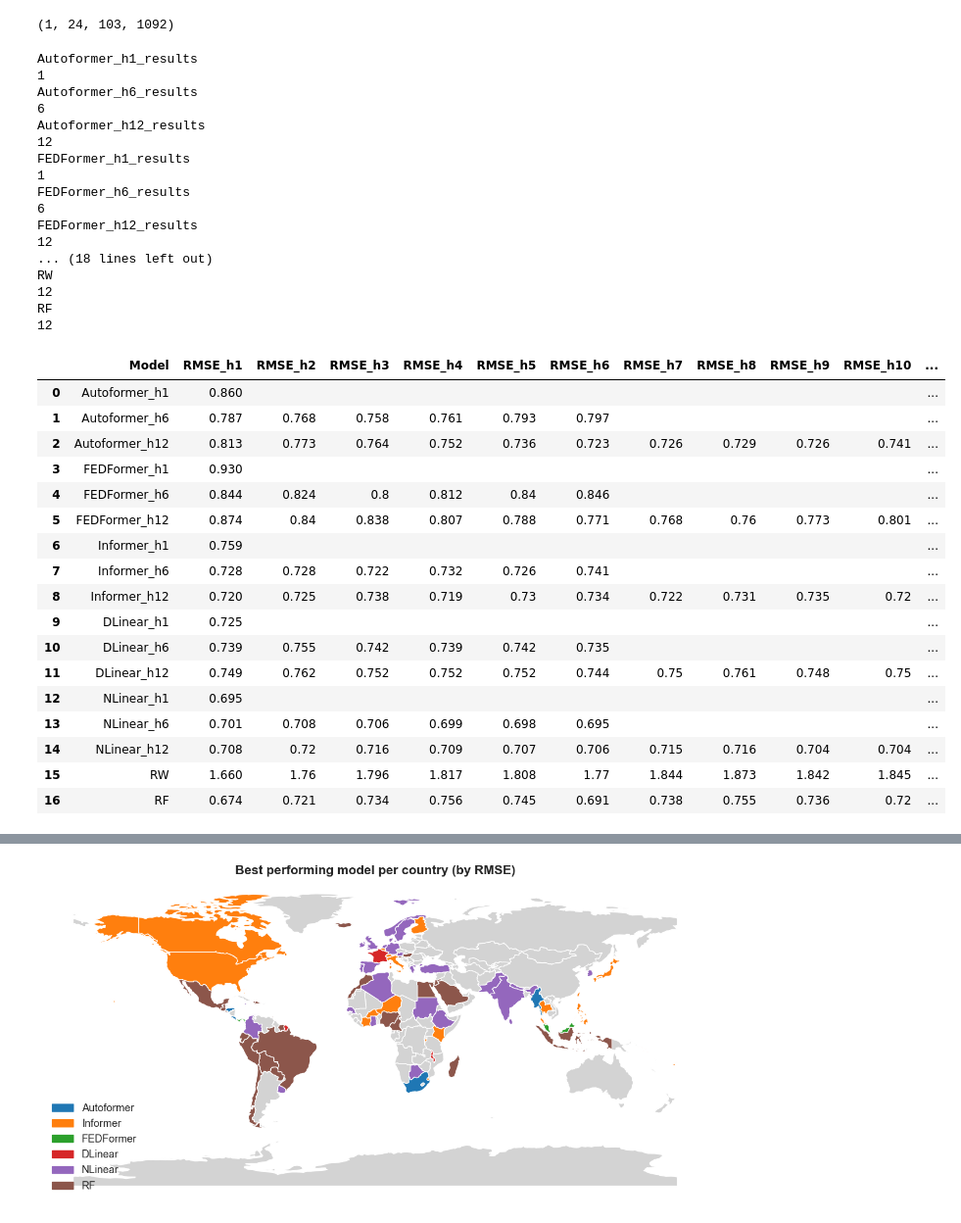
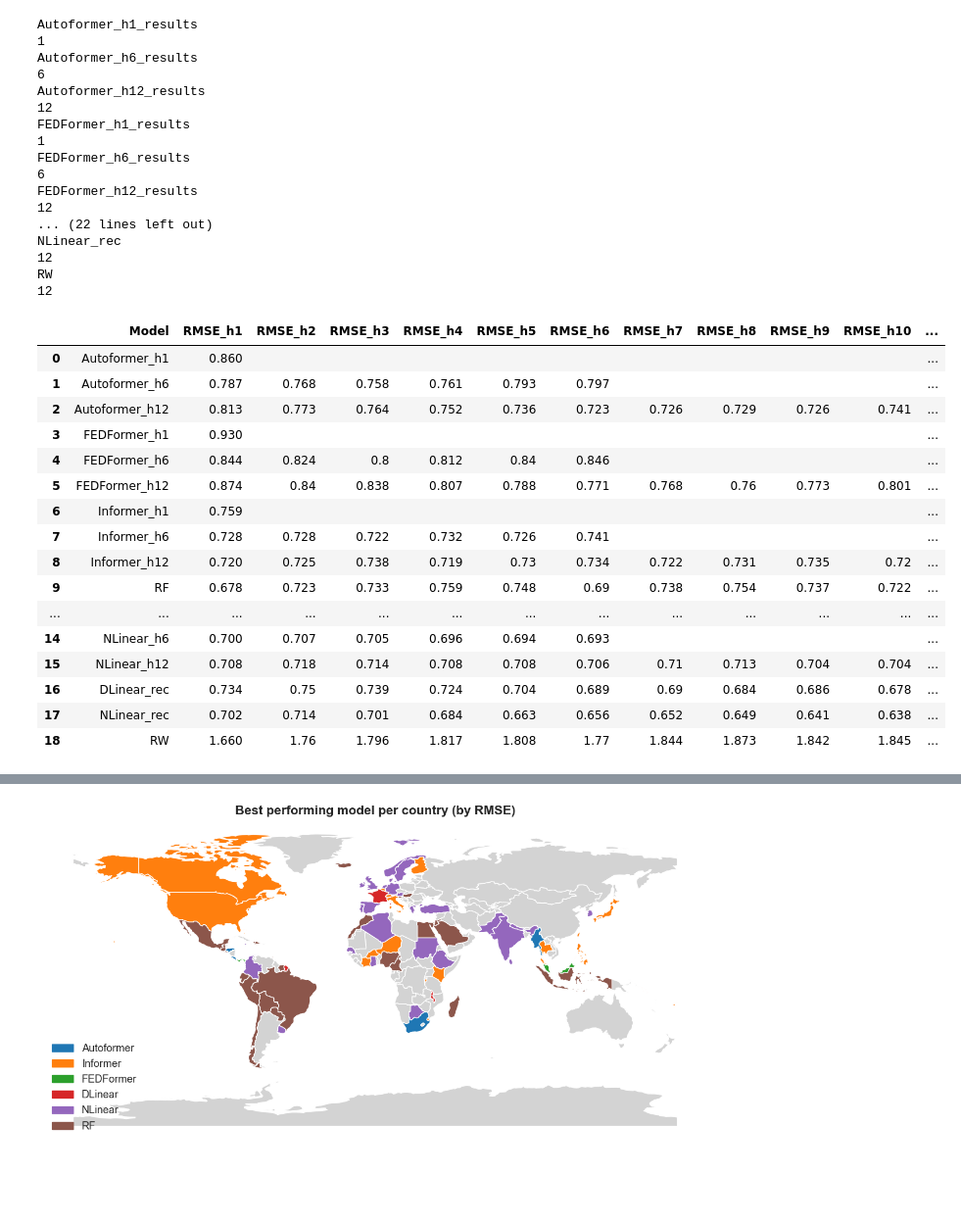
Before and after one commit to OleSahlholdt/Inflation_master_thesis, a Jupyter notebook: get_results.ipynb, the cells around one changed output, grey strips where cells are left out. Shown at 98% size. Drawn from its saved outputs; the diff is of its cells as text; code cells hidden in the pictures; blank space fills up the shorter version.

```diff
--- a/get_results.ipynb
+++ b/get_results.ipynb
@@ -164,6 +193,14 @@ with open(r"nlinear_forecasts/nlinear_forecast_h12.pkl", "rb") as f:
     nlinear_h12 = pickle.load(f)
     nlinear_h12 = nlinear_h12["forecast"]
 
+with open(r"nlinear_forecasts_recursive/nlinear_forecast_h12.pkl", "rb") as f:
+    nlinear_h12_rec = pickle.load(f)
+    nlinear_h12_rec = nlinear_h12_rec["forecast"]
+
+with open(r"dlinear_forecasts_recursive/dlinear_forecast_h12.pkl", "rb") as f:
+    dlinear_h12_dict_rec = pickle.load(f)
+    dlinear_h12_rec = dlinear_h12_dict_rec["forecast"]
+
 res_dict["DLinear_h1"]  = rows_from_multistep_timeseries(dlinear_h1)   # {1: df}
 res_dict["DLinear_h6"]  = rows_from_multistep_timeseries(dlinear_h6)   # {1..6: df}
 res_dict["DLinear_h12"] = rows_from_multistep_timeseries(dlinear_h12)  # {1..12: df}
@@ -171,10 +208,9 @@ res_dict["DLinear_h12"] = rows_from_multistep_timeseries(dlinear_h12)  # {1..12:
 res_dict["NLinear_h1"]  = rows_from_multistep_timeseries(nlinear_h1)   # {1: df}
 res_dict["NLinear_h6"]  = rows_from_multistep_timeseries(nlinear_h6)   # {1..6: df}
 res_dict["NLinear_h12"] = rows_from_multistep_timeseries(nlinear_h12)  # {1..12:
+
+res_dict["DLinear_rec"] = rows_from_multistep_timeseries(dlinear_h12_rec)  # {1..12: df}
+res_dict["NLinear_rec"] = rows_from_multistep_timeseries(nlinear_h12_rec)  # {1..12: df}
-# %%
-dlinear_h12_dict["shap_explanation"].shape
-# %% [output]
-(1, 24, 103, 1092)
 # %%
 inflation_df = pd.read_csv("Inflation.csv", index_col=0, header = [0,1])
 #CPI_df = pd.read_csv("CPI.csv", index_col=0, header = [0,1])
@@ -224,10 +260,6 @@ try:
 except NameError: # It hasn't been imported yet
     import aSPA
 from aSPA import compute_aSPA_per_country
-
-# Ensure RF is in res_dict
-res_dict["RF"] = rf_res
-res_dict["RW"] = rw_res
 
 models = list(res_dict.keys())
 horizons = list(range(1, 13))
@@ -376,44 +408,43 @@ final_table = pd.DataFrame(rows)[cols_order]
 
 # display
 pd.set_option("display.width", 240)
 pd.set_option("display.max_columns", None)
 final_table
 # %% [output]
 Autoformer_h1_results
 1
 Autoformer_h6_results
 6
 Autoformer_h12_results
 12
 FEDFormer_h1_results
 1
 FEDFormer_h6_results
 6
 FEDFormer_h12_results
 12
-... (18 lines left out)
+... (22 lines left out)
+NLinear_rec
+12
 RW
 12
-RF
-12
 |  | Model | RMSE_h1 | RMSE_h2 | RMSE_h3 | RMSE_h4 | RMSE_h5 | RMSE_h6 | RMSE_h7 | RMSE_h8 | RMSE_h9 | RMSE_h10 | ... |
 | 0 | Autoformer_h1 | 0.860 |  |  |  |  |  |  |  |  |  | ... |
 | 1 | Autoformer_h6 | 0.787 | 0.768 | 0.758 | 0.761 | 0.793 | 0.797 |  |  |  |  | ... |
 | 2 | Autoformer_h12 | 0.813 | 0.773 | 0.764 | 0.752 | 0.736 | 0.723 | 0.726 | 0.729 | 0.726 | 0.741 | ... |
 | 3 | FEDFormer_h1 | 0.930 |  |  |  |  |  |  |  |  |  | ... |
 | 4 | FEDFormer_h6 | 0.844 | 0.824 | 0.8 | 0.812 | 0.84 | 0.846 |  |  |  |  | ... |
 | 5 | FEDFormer_h12 | 0.874 | 0.84 | 0.838 | 0.807 | 0.788 | 0.771 | 0.768 | 0.76 | 0.773 | 0.801 | ... |
 | 6 | Informer_h1 | 0.759 |  |  |  |  |  |  |  |  |  | ... |
 | 7 | Informer_h6 | 0.728 | 0.728 | 0.722 | 0.732 | 0.726 | 0.741 |  |  |  |  | ... |
 | 8 | Informer_h12 | 0.720 | 0.725 | 0.738 | 0.719 | 0.73 | 0.734 | 0.722 | 0.731 | 0.735 | 0.72 | ... |
-| 9 | DLinear_h1 | 0.725 |  |  |  |  |  |  |  |  |  | ... |
-| 10 | DLinear_h6 | 0.739 | 0.755 | 0.742 | 0.739 | 0.742 | 0.735 |  |  |  |  | ... |
-| 11 | DLinear_h12 | 0.749 | 0.762 | 0.752 | 0.752 | 0.752 | 0.744 | 0.75 | 0.761 | 0.748 | 0.75 | ... |
-| 12 | NLinear_h1 | 0.695 |  |  |  |  |  |  |  |  |  | ... |
-| 13 | NLinear_h6 | 0.701 | 0.708 | 0.706 | 0.699 | 0.698 | 0.695 |  |  |  |  | ... |
-| 14 | NLinear_h12 | 0.708 | 0.72 | 0.716 | 0.709 | 0.707 | 0.706 | 0.715 | 0.716 | 0.704 | 0.704 | ... |
-| 15 | RW | 1.660 | 1.76 | 1.796 | 1.817 | 1.808 | 1.77 | 1.844 | 1.873 | 1.842 | 1.845 | ... |
-| 16 | RF | 0.674 | 0.721 | 0.734 | 0.756 | 0.745 | 0.691 | 0.738 | 0.755 | 0.736 | 0.72 | ... |
+| 9 | RF | 0.678 | 0.723 | 0.733 | 0.759 | 0.748 | 0.69 | 0.738 | 0.754 | 0.737 | 0.722 | ... |
+| ... | ... | ... | ... | ... | ... | ... | ... | ... | ... | ... | ... | ... |
+| 14 | NLinear_h6 | 0.700 | 0.707 | 0.705 | 0.696 | 0.694 | 0.693 |  |  |  |  | ... |
+| 15 | NLinear_h12 | 0.708 | 0.718 | 0.714 | 0.708 | 0.708 | 0.706 | 0.71 | 0.713 | 0.704 | 0.704 | ... |
+| 16 | DLinear_rec | 0.734 | 0.75 | 0.739 | 0.724 | 0.704 | 0.689 | 0.69 | 0.684 | 0.686 | 0.678 | ... |
+| 17 | NLinear_rec | 0.702 | 0.714 | 0.701 | 0.684 | 0.663 | 0.656 | 0.652 | 0.649 | 0.641 | 0.638 | ... |
+| 18 | RW | 1.660 | 1.76 | 1.796 | 1.817 | 1.808 | 1.77 | 1.844 | 1.873 | 1.842 | 1.845 | ... |
 # %%
 final_table
 
```
Also changed, not shown: parts of 10 cells of this notebook, 51 other files.
